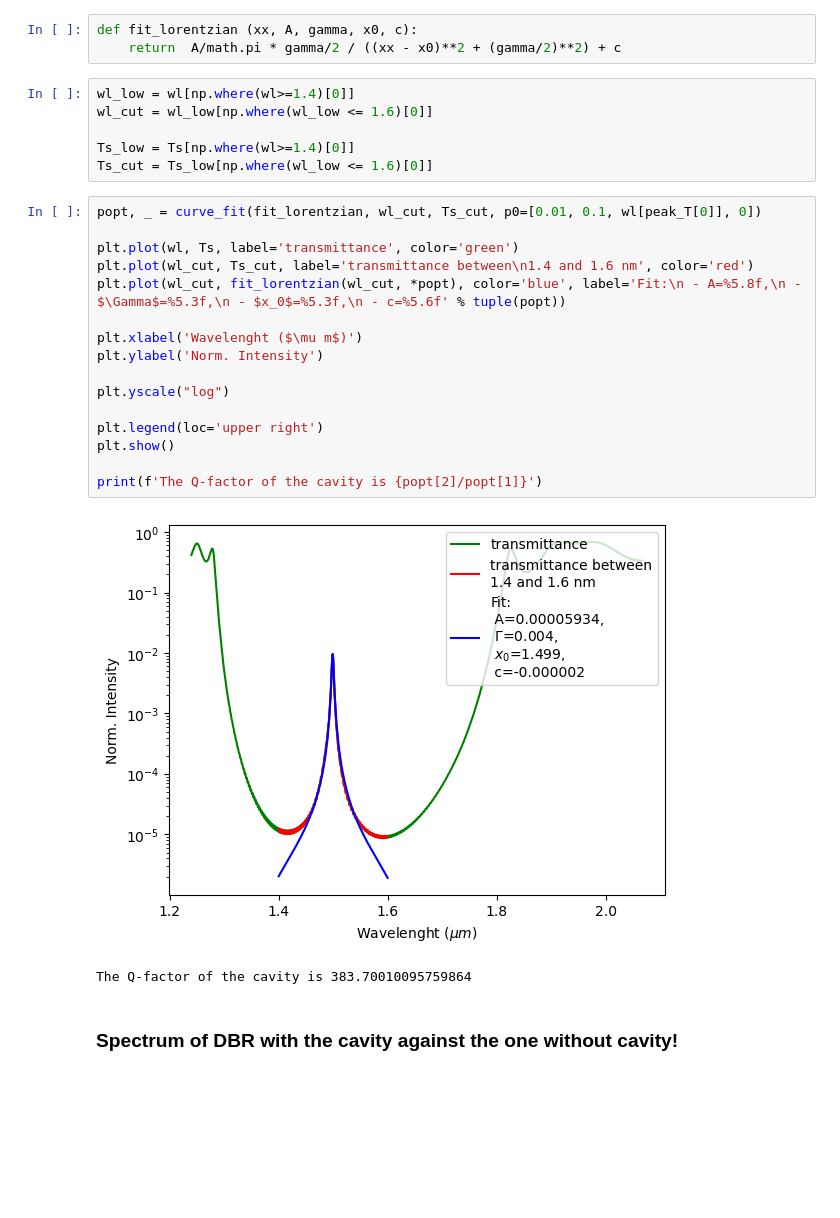
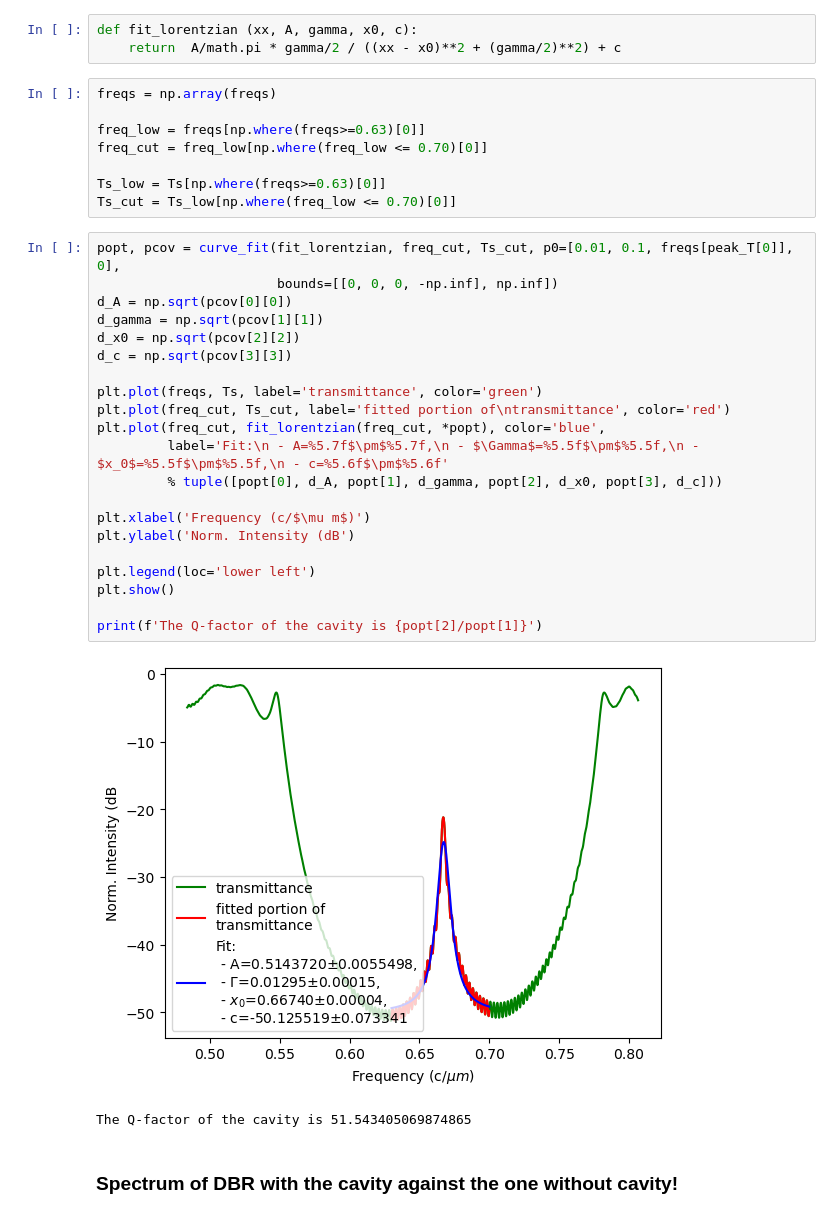
Before and after one commit to elife00/LabPh-Sim, a Jupyter notebook: BraggReflector/BraggReflector.ipynb, the cells around one changed output. Cells and saved outputs as stored; diff of their text form; blank space fills up the shorter version.

```diff
--- a/BraggReflector/BraggReflector.ipynb
+++ b/BraggReflector/BraggReflector.ipynb
@@ -1021,30 +1014,37 @@ Find the Q factor of the cavity
 def fit_lorentzian (xx, A, gamma, x0, c):
     return  A/math.pi * gamma/2 / ((xx - x0)**2 + (gamma/2)**2) + c
 # %%
-wl_low = wl[np.where(wl>=1.4)[0]]
-wl_cut = wl_low[np.where(wl_low <= 1.6)[0]]
+freqs = np.array(freqs)
 
-Ts_low = Ts[np.where(wl>=1.4)[0]]
-Ts_cut = Ts_low[np.where(wl_low <= 1.6)[0]]
+freq_low = freqs[np.where(freqs>=0.63)[0]]
+freq_cut = freq_low[np.where(freq_low <= 0.70)[0]]
+
+Ts_low = Ts[np.where(freqs>=0.63)[0]]
+Ts_cut = Ts_low[np.where(freq_low <= 0.70)[0]]
 # %%
-popt, _ = curve_fit(fit_lorentzian, wl_cut, Ts_cut, p0=[0.01, 0.1, wl[peak_T[0]], 0])
+popt, pcov = curve_fit(fit_lorentzian, freq_cut, Ts_cut, p0=[0.01, 0.1, freqs[peak_T[0]], 0],
+                       bounds=[[0, 0, 0, -np.inf], np.inf])
+d_A = np.sqrt(pcov[0][0])
+d_gamma = np.sqrt(pcov[1][1])
+d_x0 = np.sqrt(pcov[2][2])
+d_c = np.sqrt(pcov[3][3])
 
-plt.plot(wl, Ts, label='transmittance', color='green')
-plt.plot(wl_cut, Ts_cut, label='transmittance between\n1.4 and 1.6 nm', color='red')
-plt.plot(wl_cut, fit_lorentzian(wl_cut, *popt), color='blue', label='Fit:\n - A=%5.8f,\n - $\Gamma$=%5.3f,\n - $x_0$=%5.3f,\n - c=%5.6f' % tuple(popt))
+plt.plot(freqs, Ts, label='transmittance', color='green')
+plt.plot(freq_cut, Ts_cut, label='fitted portion of\ntransmittance', color='red')
+plt.plot(freq_cut, fit_lorentzian(freq_cut, *popt), color='blue',
+         label='Fit:\n - A=%5.7f$\pm$%5.7f,\n - $\Gamma$=%5.5f$\pm$%5.5f,\n - $x_0$=%5.5f$\pm$%5.5f,\n - c=%5.6f$\pm$%5.6f'
+         % tuple([popt[0], d_A, popt[1], d_gamma, popt[2], d_x0, popt[3], d_c]))
 
-plt.xlabel('Wavelenght ($\mu m$)')
-plt.ylabel('Norm. Intensity')
+plt.xlabel('Frequency (c/$\mu m$)')
+plt.ylabel('Norm. Intensity (dB')
 
-plt.yscale("log")
-
-plt.legend(loc='upper right')
+plt.legend(loc='lower left')
 plt.show()
 
 print(f'The Q-factor of the cavity is {popt[2]/popt[1]}')
 # %% [output]
-[figure, old version]
+[figure, new version]
-The Q-factor of the cavity is 383.70010095759864
+The Q-factor of the cavity is 51.543405069874865
 # %% [markdown]
 ### Spectrum of DBR with the cavity against the one without cavity!
 # %%
```
Also changed, not shown: parts of 25 cells of this notebook.
